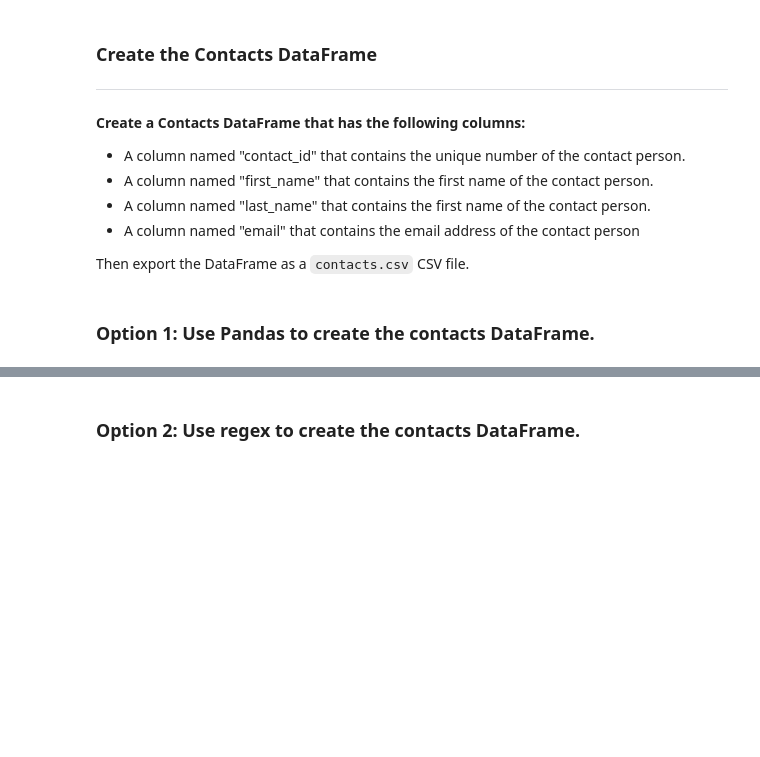
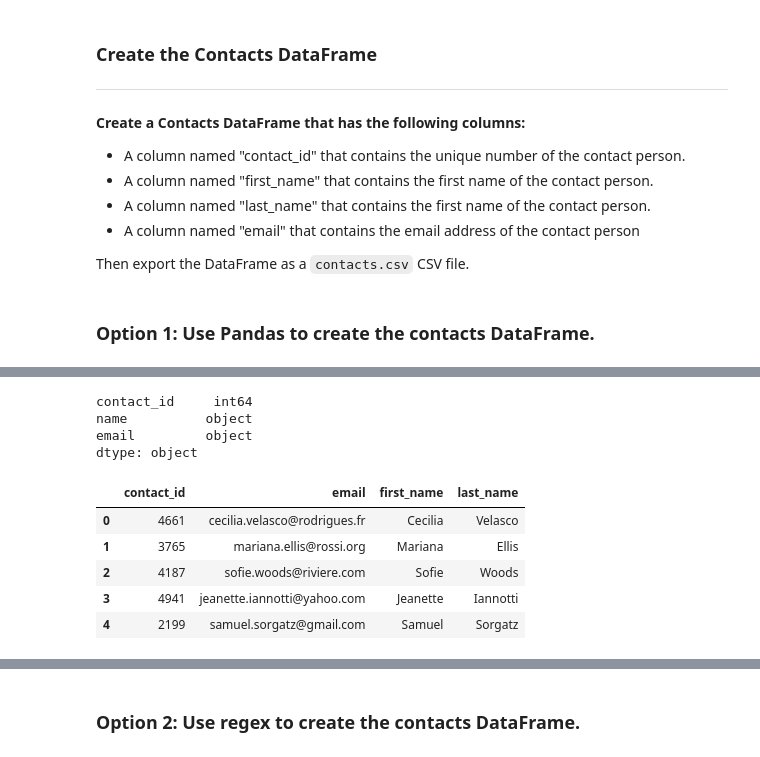
Before and after one commit to echac555/Crowdfunding_ETL, a Jupyter notebook: ETL_Mini_Project_ECHACH_GMARSH.ipynb, the cells around one changed output, grey strips where cells are left out. Cells and saved outputs as stored; diff of their text form; code cells hidden in the pictures; blank space fills up the shorter version.

Commit message:
contact_info data frame creation

```diff
--- a/ETL_Mini_Project_ECHACH_GMARSH.ipynb
+++ b/ETL_Mini_Project_ECHACH_GMARSH.ipynb
@@ -321,8 +321,8 @@ campaign_cleaned.to_csv("Resources/campaign.csv", index=False)
 # %% [markdown]
 ### Extract the contacts.xlsx Data.
 # %%
-# Read the data into a Pandas DataFrame. Use the `header=2` parameter when reading in the data.
-contact_info_df = pd.read_excel('Resources/contacts.xlsx', header=2)
+# Read the data into a Pandas DataFrame.
+contact_info_df = pd.read_excel('Resources/contacts.xlsx', header=3)
 contact_info_df.head()
 # %% [output]
 |  | contact_info |
@@ -423,0 +346,14 @@ memory usage: 31.4+ KB
+# %%
+import json
+
+dict_values = [] # stores the list of values for each row of dict_values
+
+for index, row in contact_info_df.iterrows(): # iterate through each row of the DataFrame
+
+    contact_dict = json.loads(row[0]) # parse the string as a JSON object
+
+    values_list = list(contact_dict.values()) # Extract the values from the dictionary and convert them to a list
+
+    dict_values.append(values_list) # Append the list of values to the list_of_lists
+
+print(dict_values)
@@ -423,0 +362,4 @@ memory usage: 31.4+ KB
+# %%
+contact_info = pd.DataFrame(dict_values, columns=["contact_id", "name", "email"])
+
+contact_info.head()
@@ -423,0 +373,20 @@ memory usage: 31.4+ KB
+# %%
+print(contact_info.dtypes)
+# %% [output]
+contact_id     int64
+name          object
+email         object
+dtype: object
+# %%
+contact_info[["first_name", "last_name"]] = contact_info["name"].str.split(" ", n=1, expand=True) # name column is split into first and last name columns
+
+contact_info.drop(columns=["name"], inplace=True) # contact_name column is dropped
+
+contact_info.head()
+# %% [output]
+|  | contact_id | email | first_name | last_name |
+| 0 | 4661 | cecilia.velasco@rodrigues.fr | Cecilia | Velasco |
+| 1 | 3765 | mariana.ellis@rossi.org | Mariana | Ellis |
+| 2 | 4187 | sofie.woods@riviere.com | Sofie | Woods |
+| 3 | 4941 | jeanette.iannotti@yahoo.com | Jeanette | Iannotti |
+| 4 | 2199 | samuel.sorgatz@gmail.com | Samuel | Sorgatz |
```
Also changed, not shown: parts of 11 cells of this notebook.
